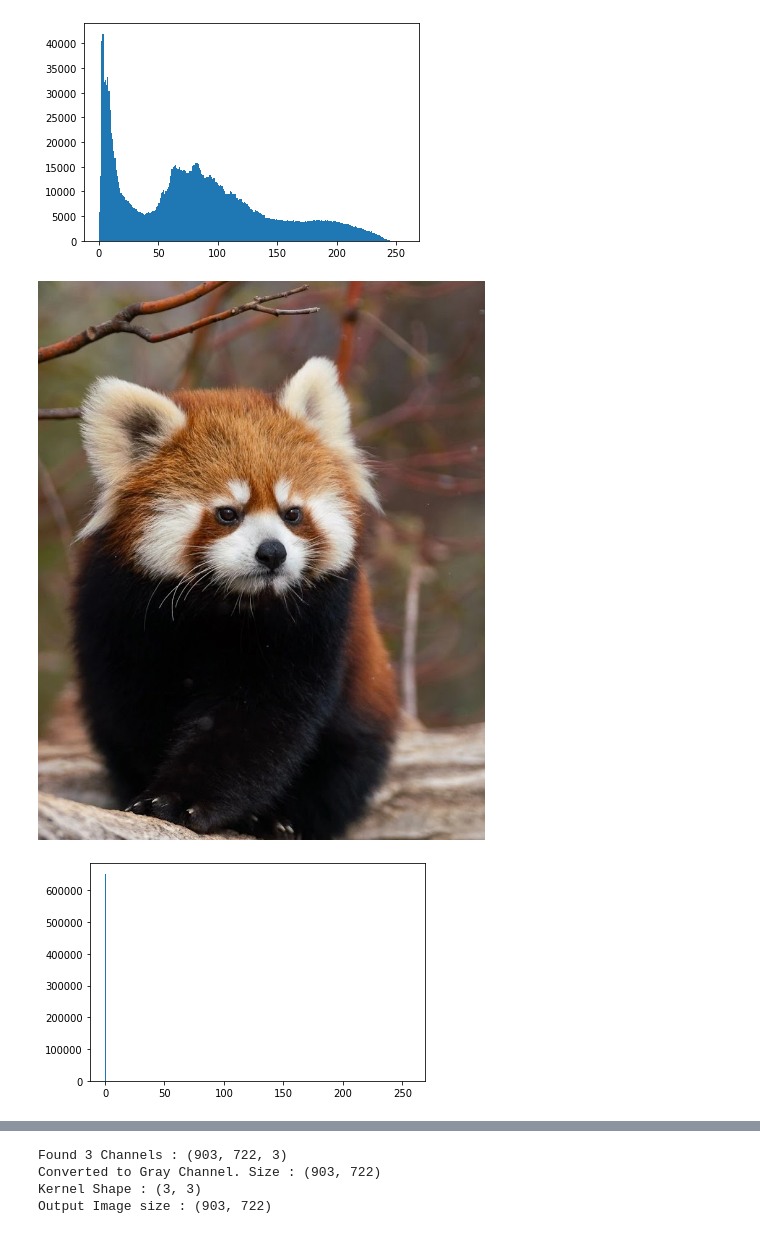
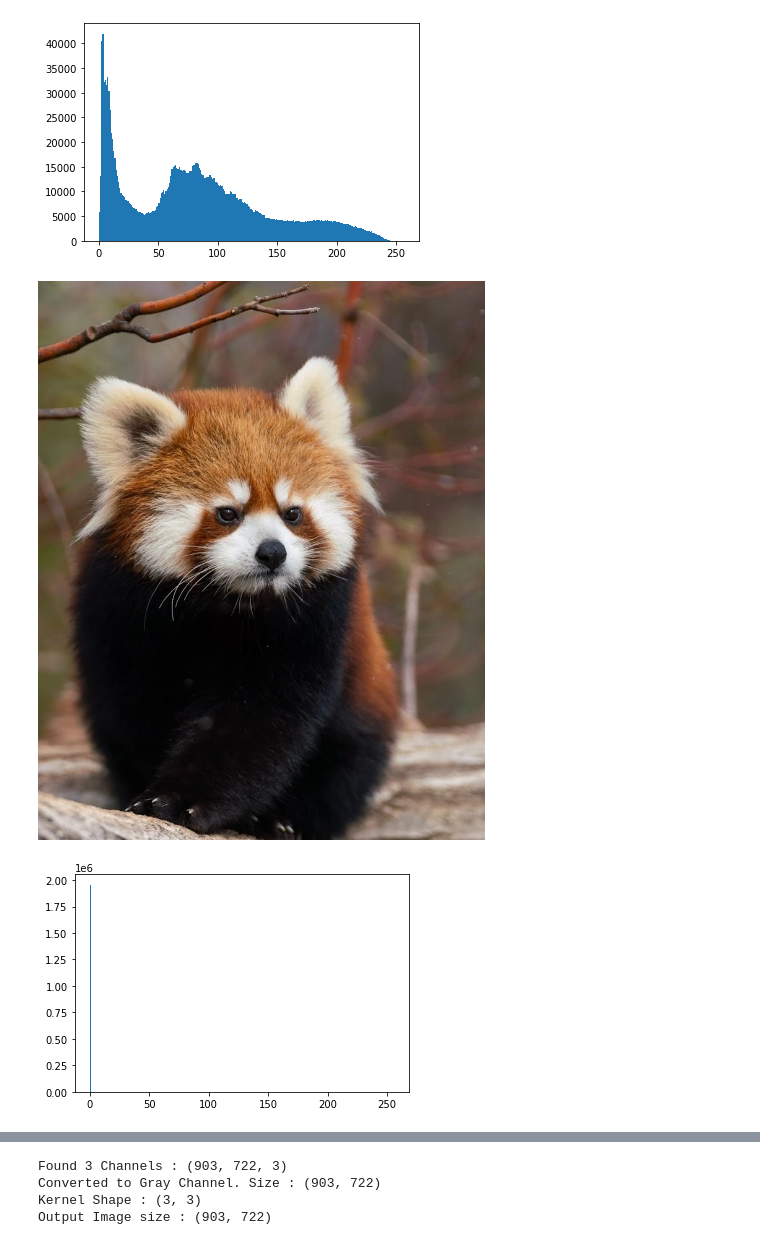
Before and after one commit to danyathecoder/DSP, a Jupyter notebook: lab1.ipynb, the cells around one changed output, grey strips where cells are left out. Saved outputs shown, nothing was run; the diff lists cells and outputs as text; code cells hidden in the pictures.

```diff
--- a/lab1.ipynb
+++ b/lab1.ipynb
@@ -48,48 +48,52 @@ def convolution(image, kernel, average=False, verbose=False):
     print("Output Image size : {}".format(output.shape))
 
     if verbose:
         plt.imshow(output, cmap='gray')
         plt.title("Output Image using {}X{} Kernel".format(kernel_row, kernel_col))
         plt.show()
 
     return output
 
 def draw_bright_hist(img: np.ndarray) -> None:
   plt.hist(img.ravel(), 256, [0, 256])
   plt.show()
 
 def binarize(img: np.ndarray, g_min: int, g_max: int) -> np.ndarray:
   h = img.shape[0]
   w = img.shape[1]
-  new_img = np.zeros((h,w),np.uint8)
+  new_img = np.zeros((h,w,3),np.uint8)
   for i in range(h):
     for j in range(w):
-      if new_img[i, j] > g_min and new_img[i, j] < g_max:
-        new_img[i, j] = 255
-      else:
-        new_img[i, j] = 0
+      for k in range(3):
+        if new_img[i, j, k] > g_min and new_img[i, j, k] < g_max:
+          new_img[i, j, k] = 255
+        else:
+          new_img[i, j, k] = 0
 
   return new_img
 
 def sobel_operator(img: np.ndarray) -> np.ndarray:
     filter = np.array([[-1, 0, 1], [-2, 0, 2], [-1, 0, 1]])
     return convolution(img, filter)
 
-buba = cv.imread('buba.jpg')
-draw_bright_hist(buba)
-cv2_imshow(buba)
+def main() -> None:
+  buba = cv.imread('buba.jpg')
+  draw_bright_hist(buba)
+  cv2_imshow(buba)
 
-binary_buba = binarize(buba, 0, 200)
-draw_bright_hist(binary_buba)
-cv2_imshow(binary_buba)
+  binary_buba = binarize(buba, 0, 200)
+  draw_bright_hist(binary_buba)
+  cv2_imshow(binary_buba)
 
-sobel_buba = sobel_operator(buba)
-draw_bright_hist(sobel_buba)
-cv2_imshow(sobel_buba)
+  sobel_buba = sobel_operator(buba)
+  draw_bright_hist(sobel_buba)
+  cv2_imshow(sobel_buba)
+
+main()
 # %% [output]
 [figure]
 [figure]
-[figure, old version]
+[figure, new version]
 [figure]
 Found 3 Channels : (903, 722, 3)
 Converted to Gray Channel. Size : (903, 722)
```
